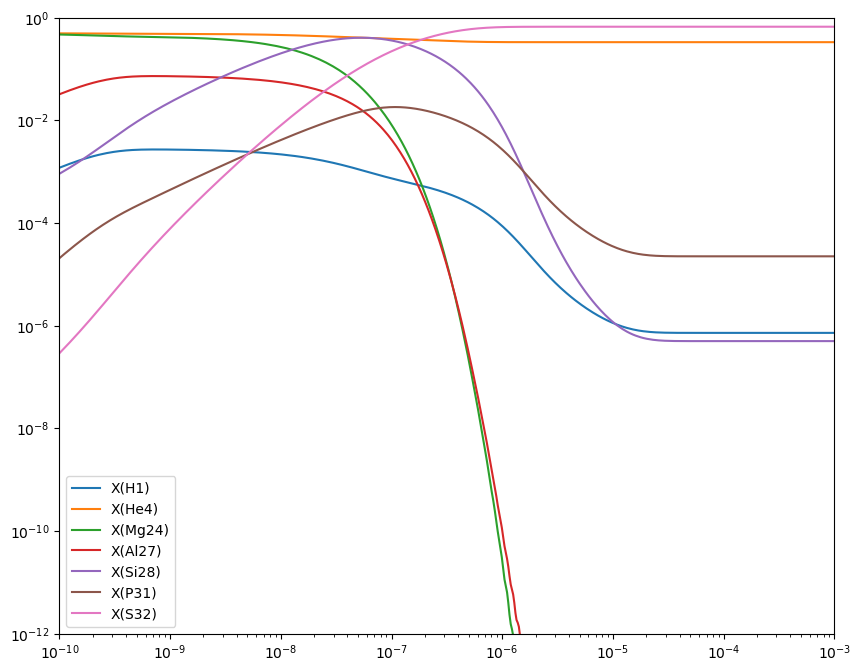
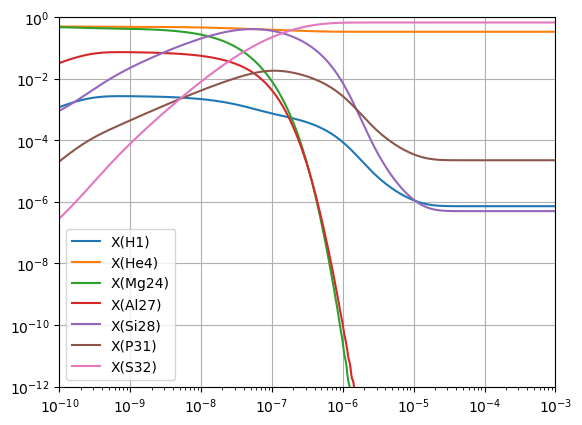
Code edit (unified diff) that turned the first committed figure into the second:
--- before
+++ after
@@ -9,3 +9,3 @@
 ax.set_xlim(1.e-10, 1.e-3)
 ax.set_ylim(1.e-12, 1)
-fig.set_size_inches((10, 8))
+ax.grid()

Commit: more updates